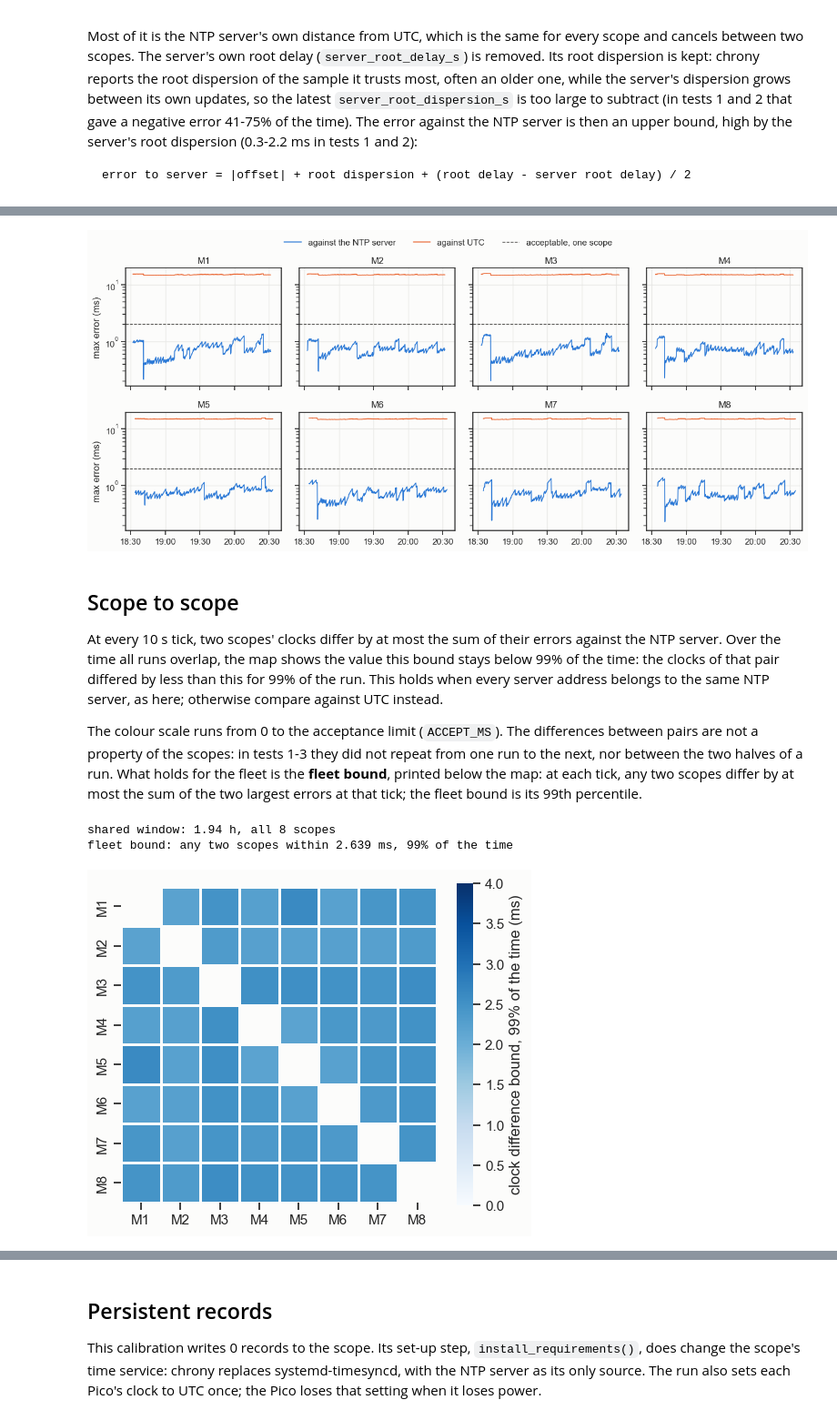
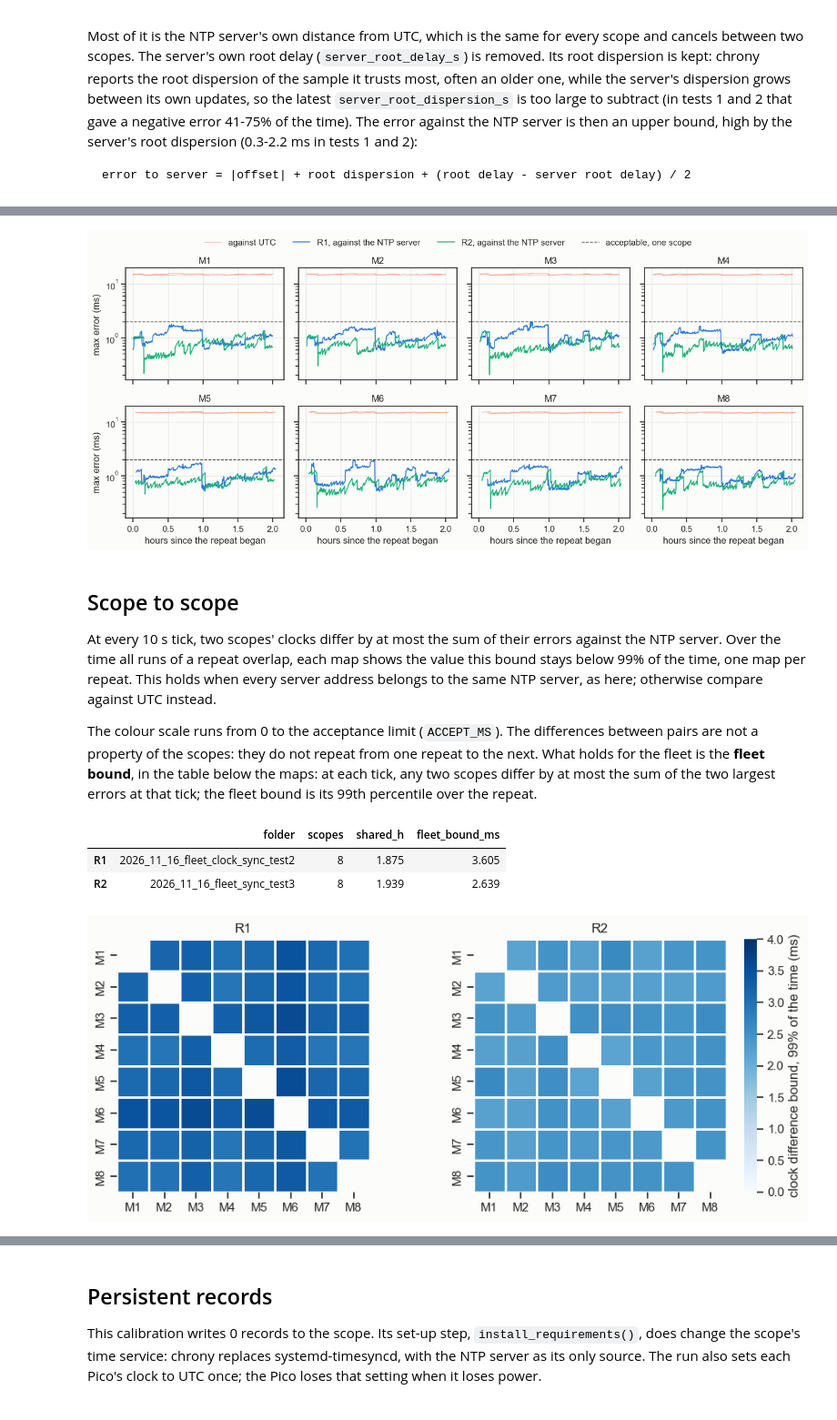
Before and after one commit to Trappy-Scopes/trappyframe, a Jupyter notebook: calibrations/fleet_clock_synchronization.ipynb, the cells around one changed output, grey strips where cells are left out. Shown at 91% size. Saved outputs shown, nothing was run; the diff lists cells and outputs as text; code cells hidden in the pictures.

```diff
--- a/calibrations/fleet_clock_synchronization.ipynb
+++ b/calibrations/fleet_clock_synchronization.ipynb
@@ -133,12 +152,12 @@ runs
 # %%
 eid = runs.eid.iloc[0]                                    # one run's folder, as an example
-tree = exps.data[eid]["filetree"]["."]
-print(os.path.basename(exps.get_parent_dir(eid)))
+tree = exp_of[eid].data[eid]["filetree"]["."]
+print(os.path.basename(exp_of[eid].get_parent_dir(eid)))
 for f in sorted(tree["files"]) + sorted(k + "/" for k in tree if k != "files"):
     print("   ", f)
 
 print()
-skip = {"eid", "type", "measureid", "measureidx", "mid", "sid", "scriptid", "success", "dt",
+skip = {"eid", "type", "measureid", "measureidx", "mid", "sid", "scriptid", "success", "dt", "rep",
         "exptime", "attribs", "machinetime", "sessiontime", "scopeid", "stream", "wall"}
 for name, g in res.groupby("stream"):
     cols = [c for c in g.dropna(axis=1, how="all").columns if c not in skip]
@@ -229,51 +251,59 @@ network exchange.
 # %%
 fig, axes = plt.subplots(2, 4, figsize=(13, 5.5), sharex=True, sharey=True)
 for ax, s in zip(axes.flat, SCOPES):
-    d = tr[tr.scope == s]
-    ax.plot(d.time, 1e3 * d.err_server_s, color=ERR["server"], label="against the NTP server")
-    ax.plot(d.time, 1e3 * d.max_error_s, color=ERR["utc"], label="against UTC")
+    for r, d in tr[tr.scope == s].groupby("rep"):
+        ax.plot(d.hours, 1e3 * d.max_error_s, color=ERR["utc"], lw=0.8, alpha=0.5, label="against UTC")
+        ax.plot(d.hours, 1e3 * d.err_server_s, color=REP[r], label=f"{r}, against the NTP server")
     ax.axhline(ACCEPT_MS / 2, color=ERR["limit"], ls="--", lw=1, label="acceptable, one scope")
     ax.set(yscale="log", title=s)
-    ax.xaxis.set_major_locator(mdates.MinuteLocator(byminute=[0, 30], tz=TZ))
-    ax.xaxis.set_major_formatter(mdates.DateFormatter("%H:%M", tz=TZ))
 for ax in axes[:, 0]:
     ax.set_ylabel("max error (ms)")
-handles = max((ax.get_legend_handles_labels() for ax in axes.flat), key=lambda h: len(h[0]))
-fig.legend(*handles, loc="upper center", ncol=3, bbox_to_anchor=(0.5, 1.05))
+for ax in axes[1]:
+    ax.set_xlabel("hours since the repeat began")
+handles = {l: h for ax in axes.flat for h, l in zip(*ax.get_legend_handles_labels())}
+fig.legend(handles.values(), handles.keys(), loc="upper center", ncol=len(handles), bbox_to_anchor=(0.5, 1.05))
 fig.tight_layout()
 # %% [output]
-[figure, old version]
+[figure, new version]
 # %% [markdown]
 ## Scope to scope
 
 At every 10 s tick, two scopes' clocks differ by at most the sum of their errors against the NTP server. Over the
-time all runs overlap, the map shows the value this bound stays below 99% of the time: the clocks of that pair
-differed by less than this for 99% of the run. This holds when every server address belongs to the same NTP
-server, as here; otherwise compare against UTC instead.
+time all runs of a repeat overlap, each map shows the value this bound stays below 99% of the time, one map per
+repeat. This holds when every server address belongs to the same NTP server, as here; otherwise compare against
+UTC instead.
 
 The colour scale runs from 0 to the acceptance limit (`ACCEPT_MS`). The differences between pairs are not a
-property of the scopes: in tests 1-3 they did not repeat from one run to the next, nor between the two halves of
-a run. What holds for the fleet is the **fleet bound**, printed below the map: at each tick, any two scopes differ
-by at most the sum of the two largest errors at that tick; the fleet bound is its 99th percentile.
+property of the scopes: they do not repeat from one repeat to the next. What holds for the fleet is the **fleet
+bound**, in the table below the maps: at each tick, any two scopes differ by at most the sum of the two largest
+errors at that tick; the fleet bound is its 99th percentile over the repeat.
 # %%
 tr["tick"] = (tr.wall / TICK_S).round().astype(int)      # the shared grid
-E = tr.pivot_table(index="tick", columns="scope", values="err_server_s")[present].dropna()
-pair_p99 = pd.DataFrame({a: {b: np.percentile(E[a] + E[b], 99) if a != b else np.nan
-                             for b in present} for a in present}).loc[present, present]
-fleet_p99 = np.percentile(np.sort(E.values, axis=1)[:, -2:].sum(axis=1), 99)   # two largest errors per tick
-print(f"shared window: {len(E) * TICK_S / 3600:.2f} h, all {len(present)} scopes")
-print(f"fleet bound: any two scopes within {1e3 * fleet_p99:.3f} ms, 99% of the time")
+pair, bounds = {}, {}
+for r, g in tr.groupby("rep"):
+    cols = [s for s in SCOPES if s in set(g.scope)]
+    E = g.pivot_table(index="tick", columns="scope", values="err_server_s")[cols].dropna()
+    pair[r] = pd.DataFrame({a: {b: np.percentile(E[a] + E[b], 99) if a != b else np.nan
+                                for b in cols} for a in cols}).loc[cols, cols]
+    bounds[r] = {"folder": SETS[list(REP).index(r)], "scopes": len(cols), "shared_h": len(E) * TICK_S / 3600,
+                 "fleet_bound_ms": 1e3 * np.percentile(np.sort(E.values, axis=1)[:, -2:].sum(axis=1), 99)}
+bounds = pd.DataFrame(bounds).T.astype({"scopes": int, "shared_h": float, "fleet_bound_ms": float})
 
-fig, ax = plt.subplots(figsize=(5.6, 4.6))
-sns.heatmap(1e3 * pair_p99, cmap="Blues", square=True, linewidths=2, linecolor="#fcfcfb",
-            vmin=0, vmax=max(ACCEPT_MS, 1e3 * pair_p99.max().max()),   # from 0, to the limit
-            cbar_kws={"label": "clock difference bound, 99% of the time (ms)"}, ax=ax)
-ax.set(xlabel="", ylabel="")
-ax.grid(False)
+top = max(ACCEPT_MS, 1e3 * max(p.max().max() for p in pair.values()))
+fig, axes = plt.subplots(1, len(pair), figsize=(4.4 * len(pair) + 1, 4), squeeze=False)
+for i, (ax, (r, p)) in enumerate(zip(axes[0], pair.items())):
+    sns.heatmap(1e3 * p, cmap="Blues", square=True, linewidths=2, linecolor="#fcfcfb", vmin=0, vmax=top,
+                cbar=i == len(pair) - 1, ax=ax,
+                cbar_kws={"label": "clock difference bound, 99% of the time (ms)"})
+    ax.set(xlabel="", ylabel="", title=r)
+    ax.grid(False)
+fig.tight_layout()
+bounds.round(3)
 # %% [output]
-shared window: 1.94 h, all 8 scopes
-fleet bound: any two scopes within 2.639 ms, 99% of the time
+|  | folder | scopes | shared_h | fleet_bound_ms |
+| R1 | 2026_11_16_fleet_clock_sync_test2 | 8 | 1.875 | 3.605 |
+| R2 | 2026_11_16_fleet_sync_test3 | 8 | 1.939 | 2.639 |
-[figure, old version]
+[figure, new version]
 # %% [markdown]
 ## Each NTP exchange
 
```
Also changed, not shown: parts of 23 cells of this notebook, 1 other file.
